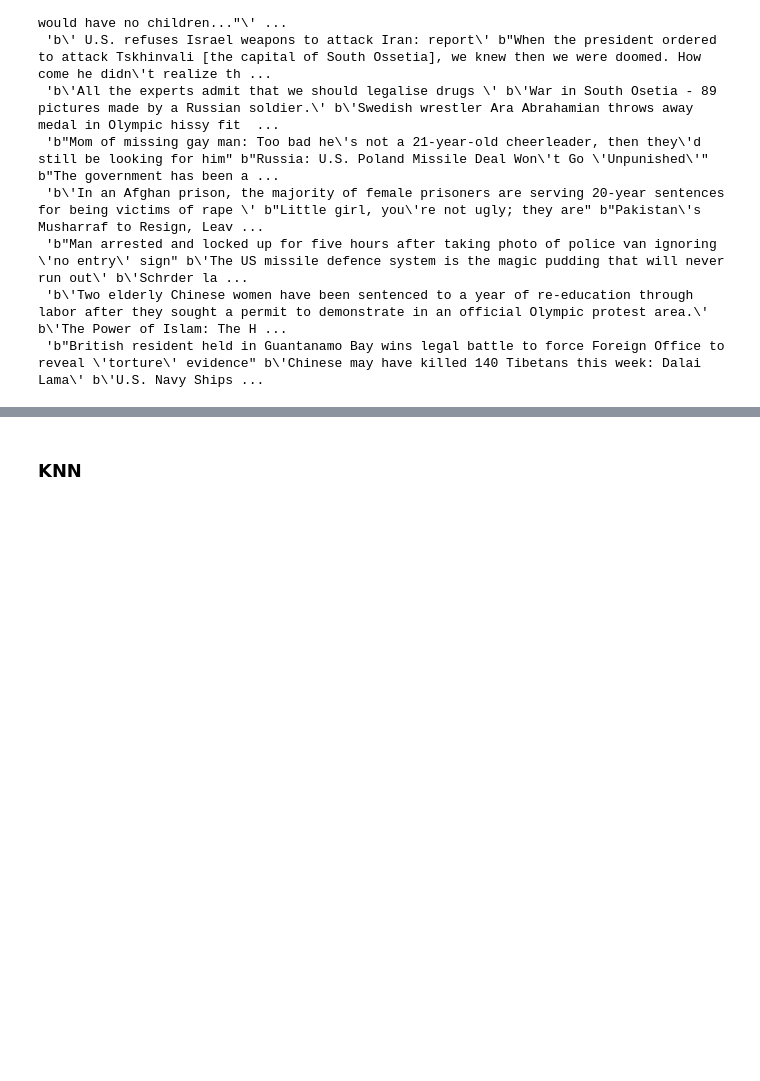
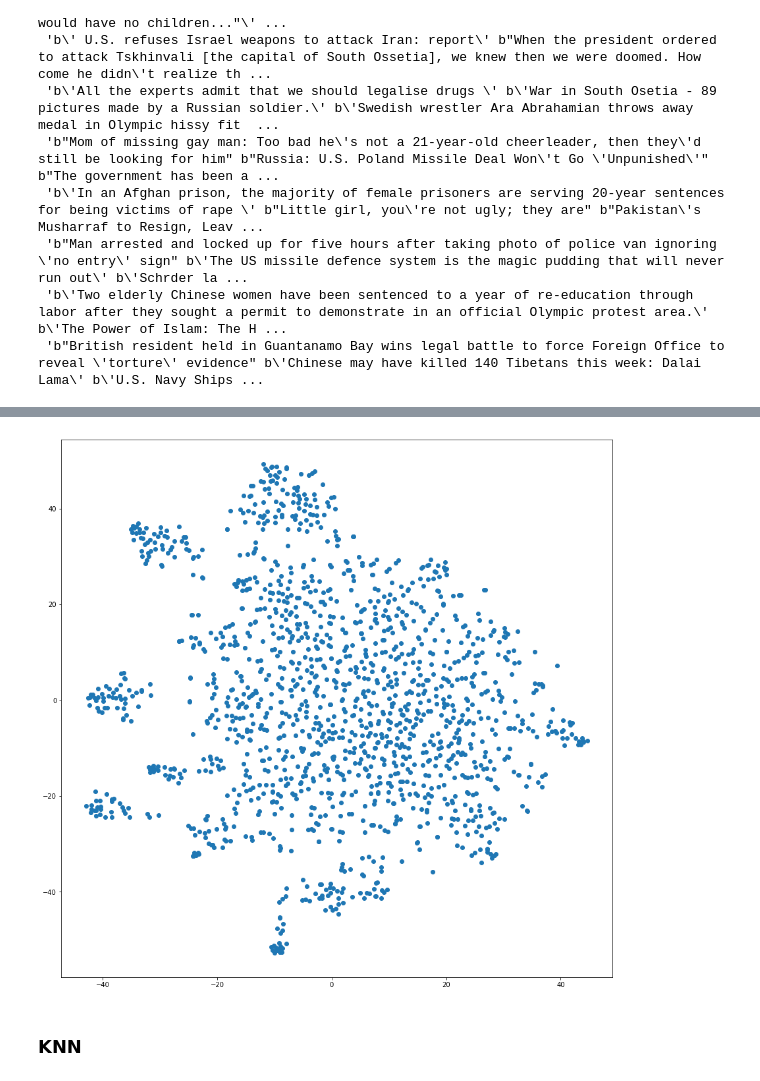
Before and after one commit to bg453cornell/ORIE-4740-NLP-ML, a Jupyter notebook: ORIE 4740 Code.ipynb, the cells around one changed output, grey strips where cells are left out. Cells and saved outputs as stored; diff of their text form; code cells hidden in the pictures; blank space fills up the shorter version.

```diff
--- a/ORIE 4740 Code.ipynb
+++ b/ORIE 4740 Code.ipynb
@@ -104,0 +125,6 @@ test_term_document_matrix_tfidf = tfidfvectorizer.transform(headlines_test)
+# %%
+words_compressed, _, docs_compressed = svds(svd_matrix, k=20)
+docs_compressed = docs_compressed.transpose()
+
+print(words_compressed.shape)
+print(docs_compressed.shape)
@@ -104,0 +138,5 @@ test_term_document_matrix_tfidf = tfidfvectorizer.transform(headlines_test)
+# %%
+tsne = TSNE(verbose=1)
+print(docs_compressed.shape)
+projected_docs = tsne.fit_transform(docs_compressed)
+print(projected_docs.shape)
@@ -105,3 +154,9 @@ test_term_document_matrix_tfidf = tfidfvectorizer.transform(headlines_test)
+# %%
+plt.figure(figsize=(15,15))
+plt.scatter(projected_docs[:,0],projected_docs[:,1])
+plt.show()
+# %% [output]
+[figure, added]
 # %% [markdown]
 ### KNN
 # %%
```
Also changed, not shown: parts of 41 cells of this notebook.
